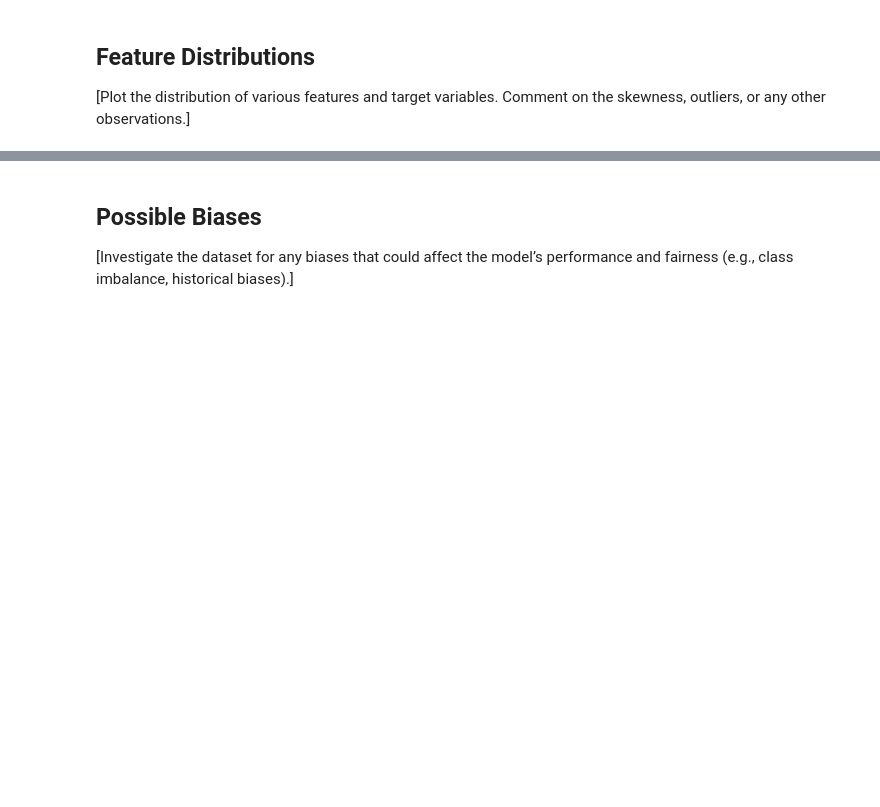
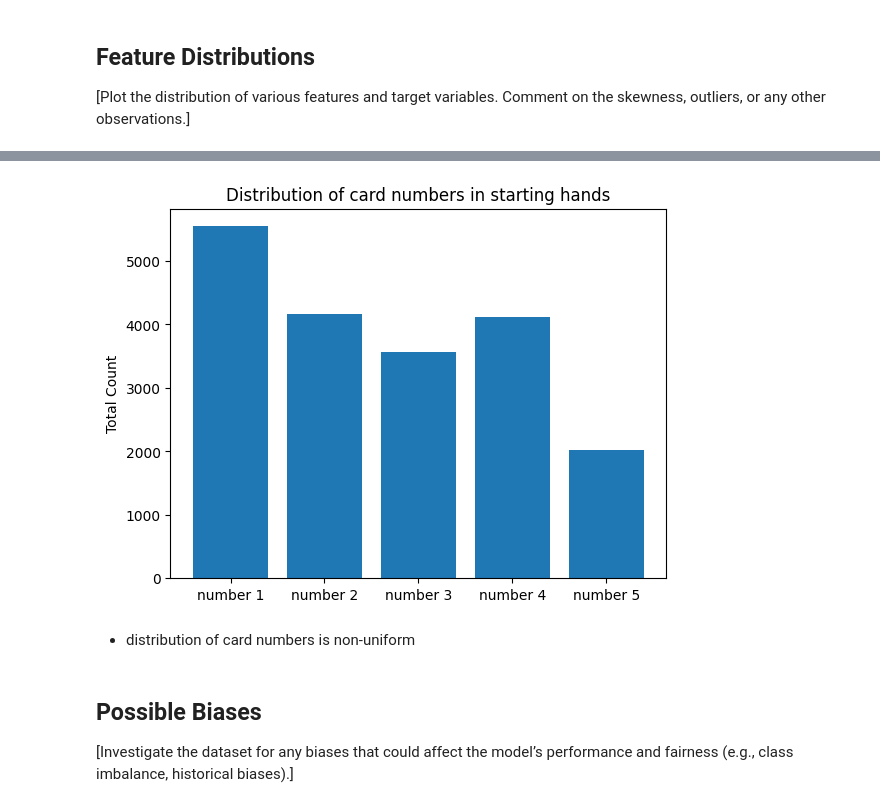
Before and after one commit to cosimab/hanabi_ml, a Jupyter notebook: 1_DatasetCharacteristics/exploratory_data_analysis.ipynb, the cells around one changed output, grey strips where cells are left out. Saved outputs shown, nothing was run; the diff lists cells and outputs as text; code cells hidden in the pictures; blank space fills up the shorter version.

```diff
--- a/1_DatasetCharacteristics/exploratory_data_analysis.ipynb
+++ b/1_DatasetCharacteristics/exploratory_data_analysis.ipynb
@@ -65,3 +116,23 @@ plt.show()
+# %%
+# grouping by card numbers
+numbers = {
+    'number 1': [c for c in df.columns if c.endswith('1')],
+    'number 2': [c for c in df.columns if c.endswith('2')],
+    'number 3': [c for c in df.columns if c.endswith('3')],
+    'number 4': [c for c in df.columns if c.endswith('4')],
+    'number 5': [c for c in df.columns if c.endswith('5')]
+}
+
+number_counts = {number: df[cols].sum().sum() for number, cols in numbers.items()}
+
+plt.bar(number_counts.keys(), number_counts.values())
+plt.title('Distribution of card numbers in starting hands')
+plt.ylabel('Total Count')
+plt.show()
+# %% [output]
+[figure, added]
+# %% [markdown]
+- distribution of card numbers is non-uniform
 # %% [markdown]
 ## Possible Biases
 
```
Also changed, not shown: parts of 6 cells of this notebook.
